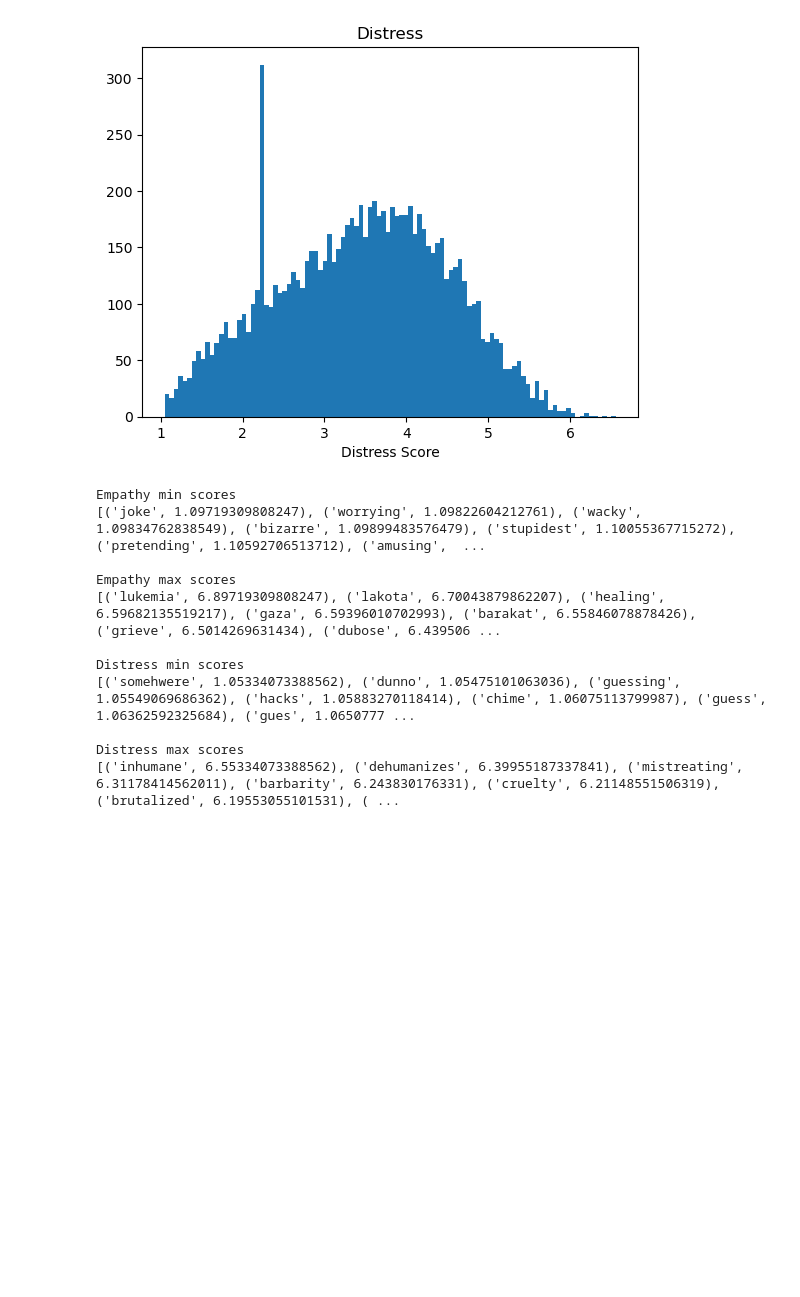
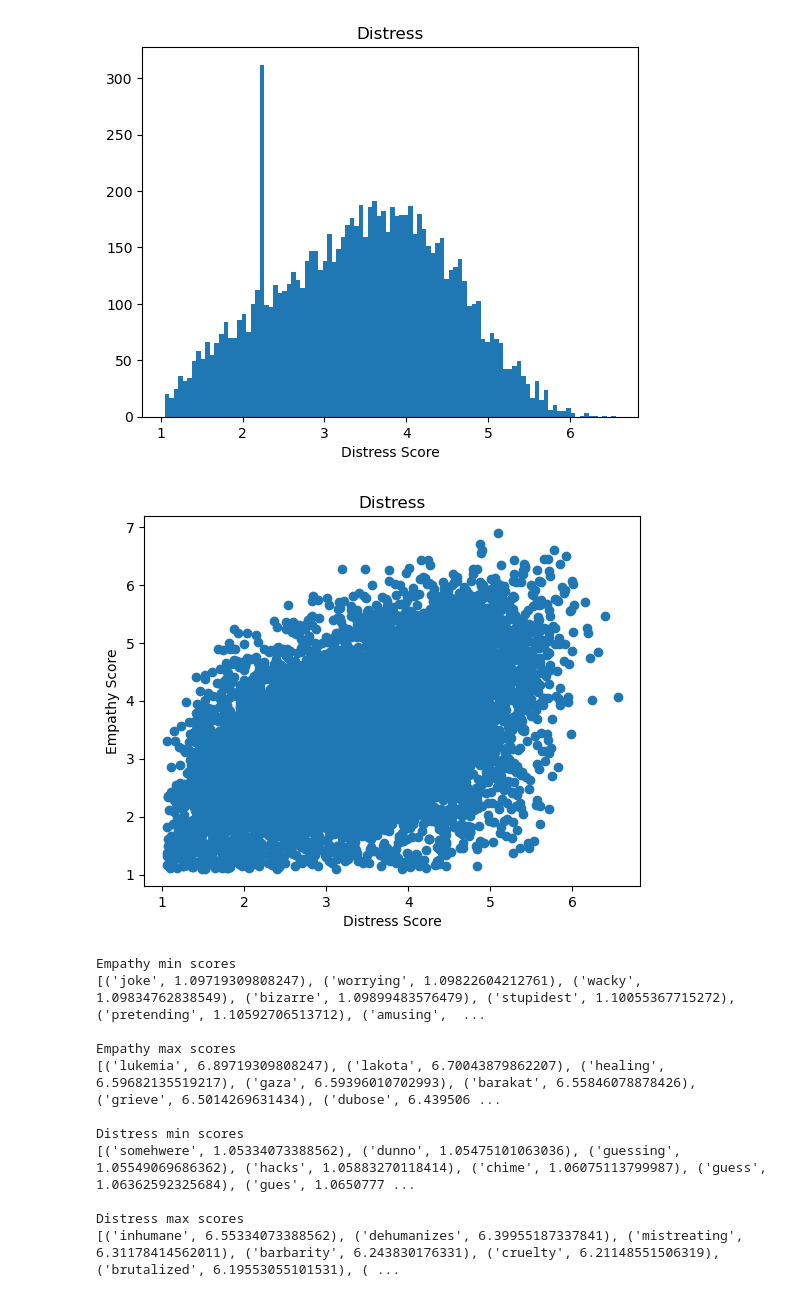
Before and after one commit to myrazma/2022_Masterthesis_Code, a Jupyter notebook: analysis/empdim_analysis.ipynb, the cells around one changed output. Drawn from its saved outputs; the diff is of its cells as text; code cells hidden in the pictures; blank space fills up the shorter version.

```diff
--- a/analysis/empdim_analysis.ipynb
+++ b/analysis/empdim_analysis.ipynb
@@ -95,6 +91,19 @@ plt.show()
 # %% [output]
 [figure]
 [figure]
+# %%
+values_emp = list(empathy_lex.values())
+
+values_dis = list(distress_lex.values())
+plt.scatter(values_dis, values_emp)
+
+
+plt.ylabel('Empathy Score')
+plt.xlabel('Distress Score')
+plt.title('Distress')
+plt.show()
+# %% [output]
+[figure, added]
 # %%
 print('\nEmpathy min scores')
 sorted_empathy_dict_min = sorted(empathy_lex.items(), key=lambda item: item[1])
```
Also changed, not shown: parts of 1 cell of this notebook, 48 other files.
